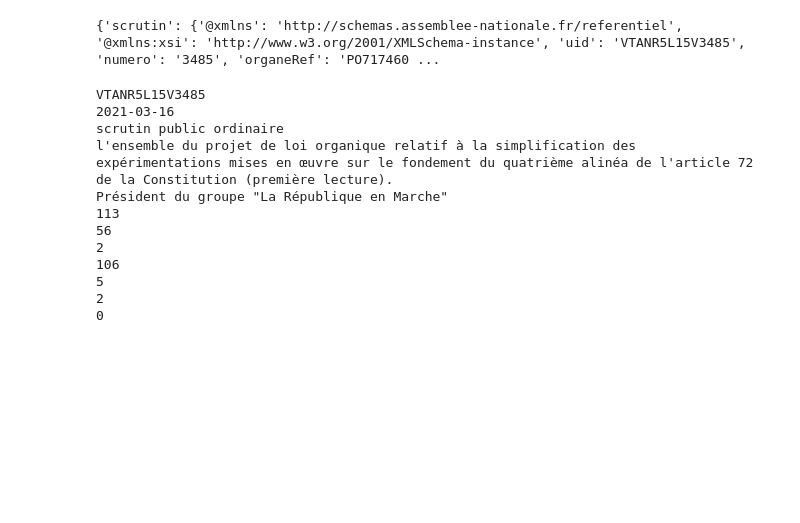
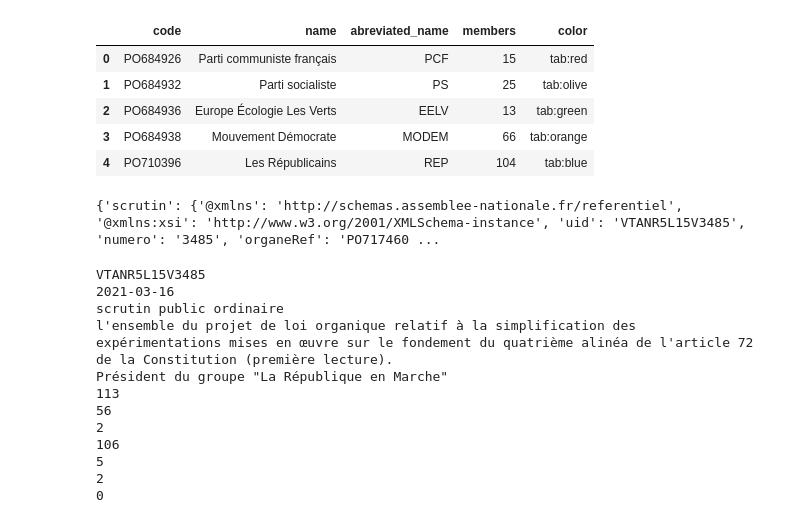
Before and after one commit to max-lutz/national-assembly, a Jupyter notebook: Data exploratory phase - votes.ipynb, the cells around one changed output. Cells and saved outputs as stored; diff of their text form; code cells hidden in the pictures; blank space fills up the shorter version.

```diff
--- a/Data exploratory phase - votes.ipynb
+++ b/Data exploratory phase - votes.ipynb
@@ -3,6 +3,16 @@ import pandas as pd
 import numpy as np
 import json
 import os
+# %%
+df_polpar = pd.read_csv('df_polpar.csv')
+df_polpar.head()
+# %% [output]
+|  | code | name | abreviated_name | members | color |
+| 0 | PO684926 | Parti communiste français | PCF | 15 | tab:red |
+| 1 | PO684932 | Parti socialiste | PS | 25 | tab:olive |
+| 2 | PO684936 | Europe Écologie Les Verts | EELV | 13 | tab:green |
+| 3 | PO684938 | Mouvement Démocrate | MODEM | 66 | tab:orange |
+| 4 | PO710396 | Les Républicains | REP | 104 | tab:blue |
 # %%
 with open('json/vote/VTANR5L15V3485.json') as f:
   data = json.load(f)
```
Also changed, not shown: parts of 8 cells of this notebook, 1 other file.
